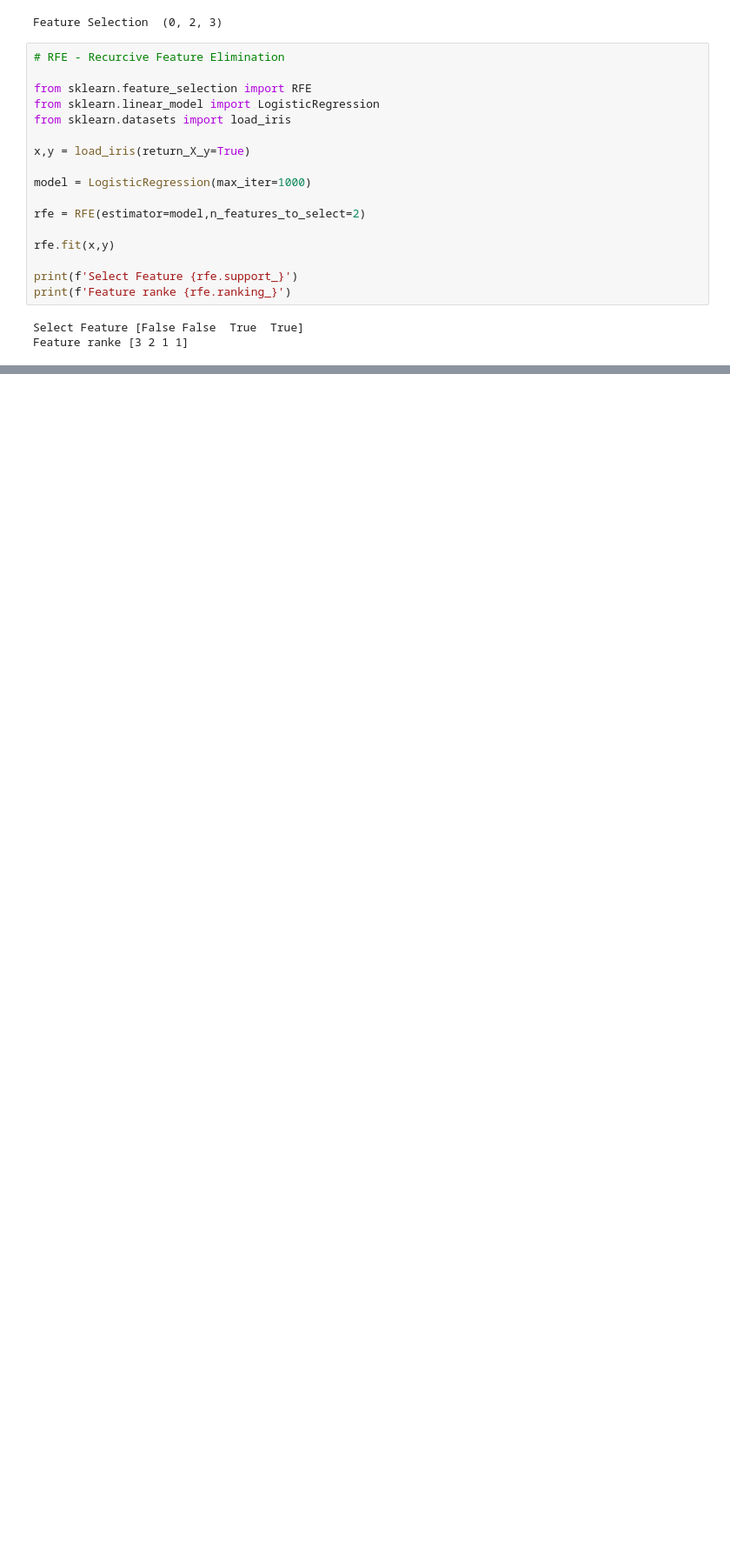
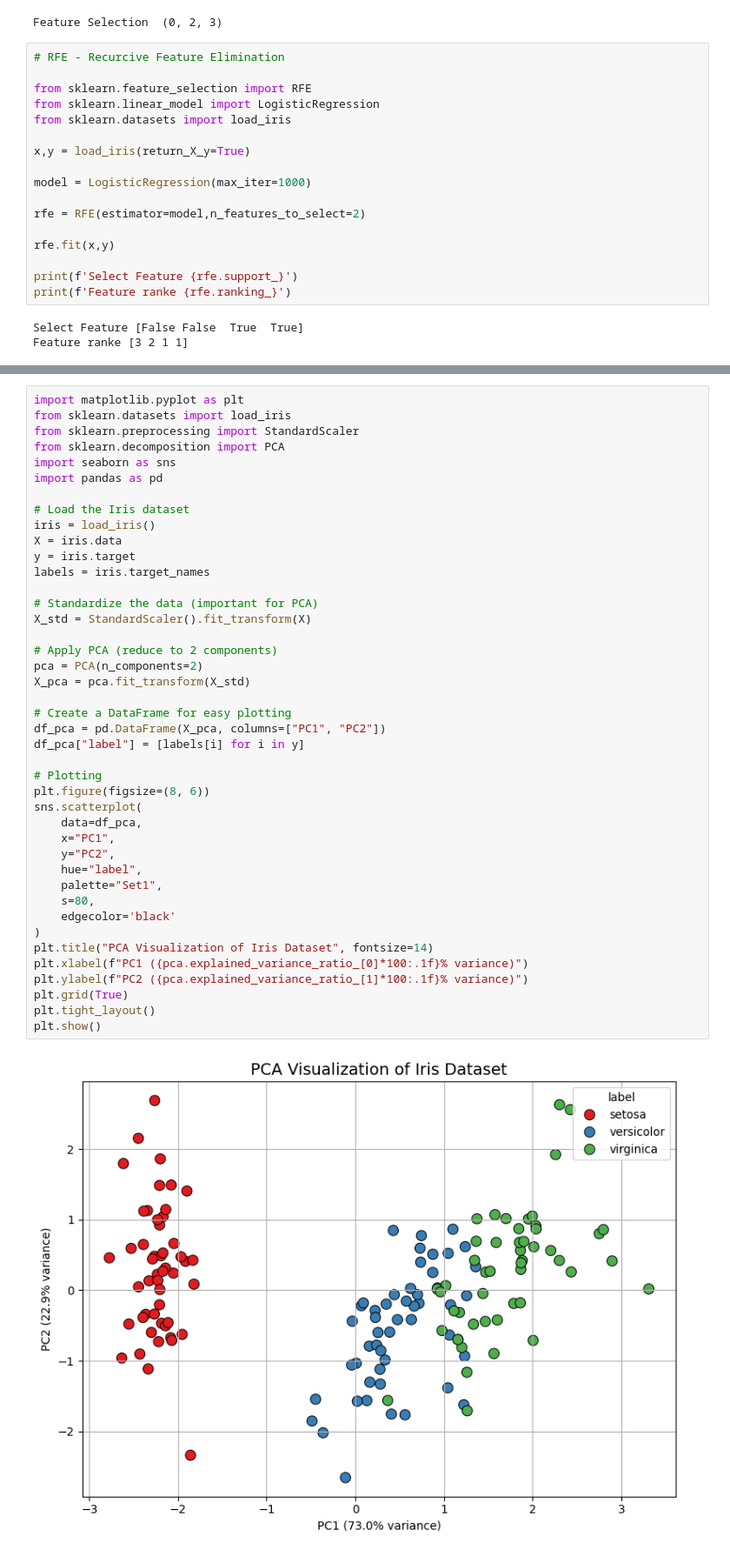
Before and after one commit to Mohitnayak-AI/Machine-Learning, a Jupyter notebook: notebook/misc.ipynb, the cells around one changed output, grey strips where cells are left out. Shown: that part at 87% size. Saved outputs shown, nothing was run; the diff lists cells and outputs as text; blank space fills up the shorter version.

```diff
--- a/notebook/misc.ipynb
+++ b/notebook/misc.ipynb
@@ -375,0 +446,44 @@ Feature ranke [3 2 1 1]
+# %%
+import matplotlib.pyplot as plt
+from sklearn.datasets import load_iris
+from sklearn.preprocessing import StandardScaler
+from sklearn.decomposition import PCA
+import seaborn as sns
+import pandas as pd
+
+# Load the Iris dataset
+iris = load_iris()
+X = iris.data
+y = iris.target
+labels = iris.target_names
+
+# Standardize the data (important for PCA)
+X_std = StandardScaler().fit_transform(X)
+
+# Apply PCA (reduce to 2 components)
+pca = PCA(n_components=2)
+X_pca = pca.fit_transform(X_std)
+
+# Create a DataFrame for easy plotting
+df_pca = pd.DataFrame(X_pca, columns=["PC1", "PC2"])
+df_pca["label"] = [labels[i] for i in y]
+
+# Plotting
+plt.figure(figsize=(8, 6))
+sns.scatterplot(
+    data=df_pca,
+    x="PC1",
+    y="PC2",
+    hue="label",
+    palette="Set1",
+    s=80,
+    edgecolor='black'
+)
+plt.title("PCA Visualization of Iris Dataset", fontsize=14)
+plt.xlabel(f"PC1 ({pca.explained_variance_ratio_[0]*100:.1f}% variance)")
+plt.ylabel(f"PC2 ({pca.explained_variance_ratio_[1]*100:.1f}% variance)")
+plt.grid(True)
+plt.tight_layout()
+plt.show()
+# %% [output]
+[figure, added]
```
Also changed, not shown: parts of 5 cells of this notebook.
